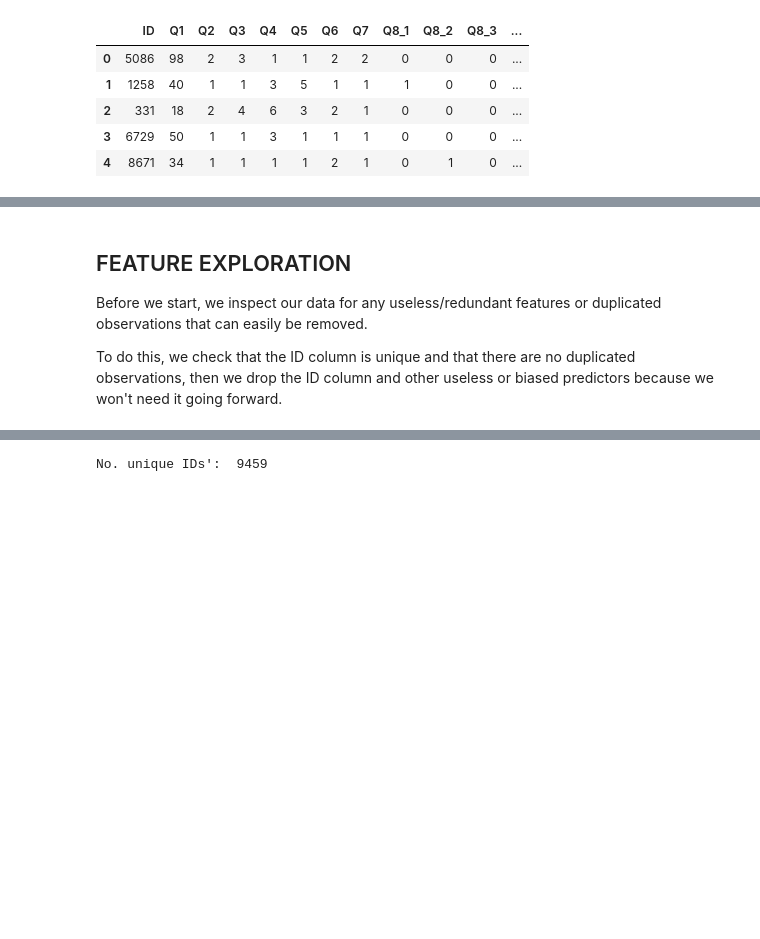
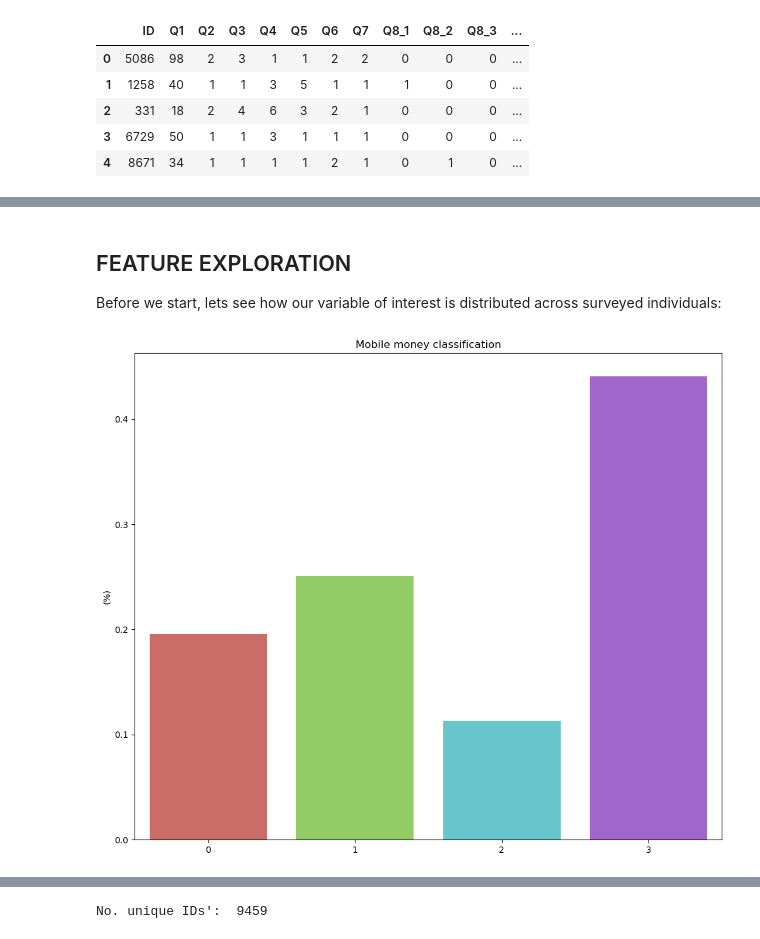
Before and after one commit to chirpc/Portfolio, a Jupyter notebook: 2_Financial Inclusion/Classification Analysis/1_eda_fin_incl.ipynb, the cells around one changed output, grey strips where cells are left out. Drawn from its saved outputs; the diff is of its cells as text; code cells hidden in the pictures; blank space fills up the shorter version.

```diff
--- a/2_Financial Inclusion/Classification Analysis/1_eda_fin_incl.ipynb
+++ b/2_Financial Inclusion/Classification Analysis/1_eda_fin_incl.ipynb
@@ -311,6 +313,13 @@ points = access.to(gv.Points, ['Longitude','Latitude'], ['mobile_money_classific
 [interactive output not drawn]
 # %% [markdown]
 ## FEATURE EXPLORATION
-Before we start, we inspect our data for any useless/redundant features or duplicated observations that can easily be removed.
-
-To do this, we check that the ID column is unique and that there are no duplicated observations, then we drop the ID column and other useless or biased predictors because we won't need it going forward.
+Before we start, lets see how our variable of interest is distributed across surveyed individuals:
+# %%
+df=df_train['mobile_money_classification'].value_counts(normalize=True, dropna=False).reset_index()
+barchart=sns.barplot(df, x='index', y='mobile_money_classification')
+plt.title('Mobile money classification', fontsize=12)
+plt.xlabel('')
+plt.ylabel('(%)')
+plt.show()
+# %% [output]
+[figure, added]
```
Also changed, not shown: parts of 11 cells of this notebook, 2 other files.
